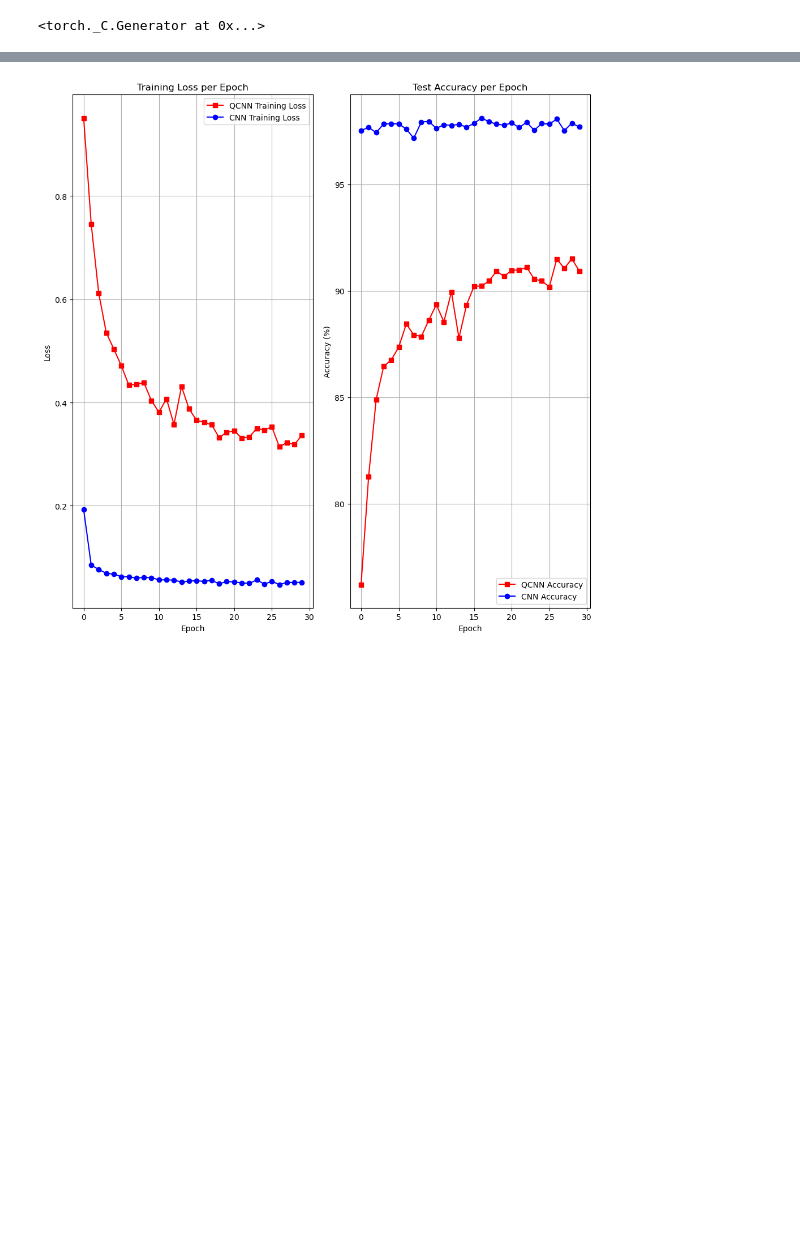
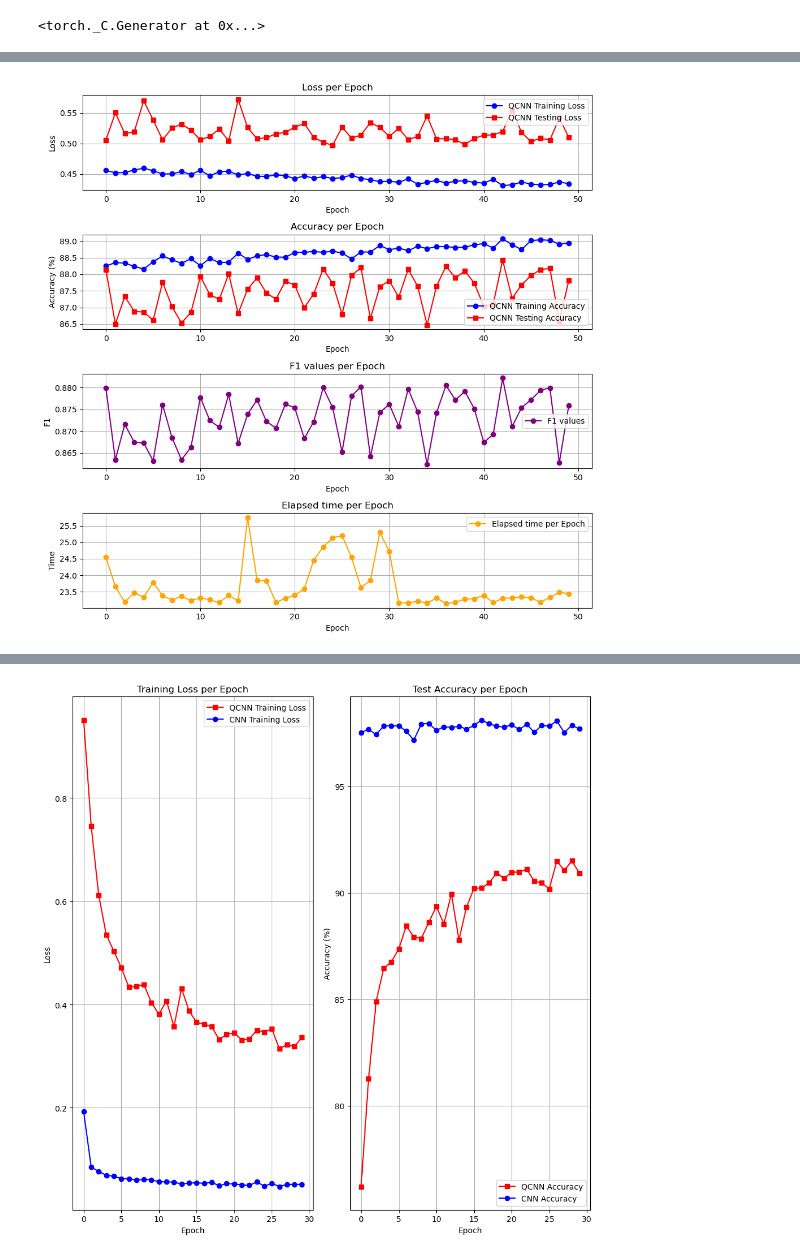
Before and after one commit to prithwilahiri/thesis_repo, a Jupyter notebook: mnist_compare.ipynb, the cells around one changed output, grey strips where cells are left out. Saved outputs shown, nothing was run; the diff lists cells and outputs as text; code cells hidden in the pictures; blank space fills up the shorter version.

```diff
--- a/mnist_compare.ipynb
+++ b/mnist_compare.ipynb
@@ -495,9 +532,14 @@ fig.savefig("quantum_circuit_Hadamard_qubit10.png", dpi=300, bbox_inches='tight'
 # %%
+from sklearn.metrics import precision_score, recall_score, f1_score
+
 def evaluate(model, testloader_mnist, loss_fn, device):
     model.eval()
     total_loss = 0
     correct = 0
     total = 0
+
+    all_labels = []
+    all_predictions = []
 
     with torch.no_grad():
         for images, labels in testloader_mnist:
@@ -511,7 +553,15 @@ def evaluate(model, testloader_mnist, loss_fn, device):
             total += labels.size(0)
             correct += (predicted == labels).sum().item()
 
+            all_labels.extend(labels.cpu().numpy())
+            all_predictions.extend(predicted.cpu().numpy())
+
     avg_loss = total_loss / len(testloader_mnist)
     accuracy = correct / total
-    return avg_loss, accuracy
+
+    macro_precision = precision_score(all_labels, all_predictions, average='macro', zero_division=0)
+    macro_recall = recall_score(all_labels, all_predictions, average='macro', zero_division=0)
+    macro_f1 = f1_score(all_labels, all_predictions, average='macro', zero_division=0)
+
+    return avg_loss, accuracy, macro_precision, macro_recall, macro_f1
 # %%
@@ -577,3 +651,52 @@ Epoch 30: Train Loss = 0.3046, Train Acc = 0.9153 | Test Loss = 0.3369, Test Acc
+# %%
+
+import matplotlib.pyplot as plt
+# Plot training loss
+plt.figure(figsize=(10, 10))
+
+plt.subplot(4, 1,1)
+plt.plot(loss_list, marker='o', label='QCNN Training Loss', color='blue')
+plt.plot(val_loss_list,marker='s', label='QCNN Testing Loss', color='red')
+plt.title('Loss per Epoch')
+plt.xlabel('Epoch')
+plt.ylabel('Loss')
+plt.grid(True)
+plt.legend()
+
+# Plot test accuracy
+plt.subplot(4, 1, 2)
+plt.plot(accuracy_list, marker= 'o', label='QCNN Training Accuracy', color= 'blue')
+plt.plot(val_accuracy_list,marker= 's', label= 'QCNN Testing Accuracy', color= 'red')
+plt.title('Accuracy per Epoch')
+plt.xlabel('Epoch')
+plt.ylabel('Accuracy (%)')
+plt.grid(True)
+plt.legend()
+
+plt.subplot(4, 1, 3)
+plt.plot(test_f1_history, marker= 'o', label='F1 values', color= 'purple')
+#plt.plot(test_acc_history,marker= 's', label= 'QCNN Testing Accuracy', color= 'red')
+plt.title('F1 values per Epoch')
+plt.xlabel('Epoch')
+plt.ylabel('F1')
+plt.grid(True)
+plt.legend()
+
+
+plt.subplot(4, 1, 4)
+plt.plot(qcnn_epoch_time, marker= 'o', label='Elapsed time per Epoch', color= 'orange')
+#plt.plot(test_acc_history,marker= 's', label= 'QCNN Testing Accuracy', color= 'red')
+plt.title('Elapsed time per Epoch')
+plt.xlabel('Epoch')
+plt.ylabel('Time')
+plt.grid(True)
+plt.legend()
+
+plt.tight_layout()
+plt.savefig('mnist_qcnn_F1_epochTime.png')
+plt.show()
+# %% [output]
+[figure, added]
 # %%
 
     # Plot training loss
```
Also changed, not shown: parts of 23 cells of this notebook, 10 other files.
